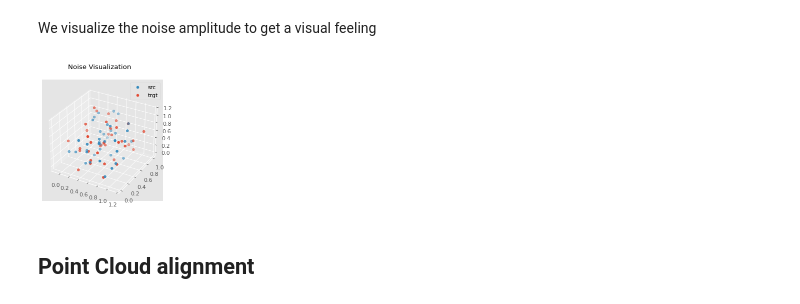
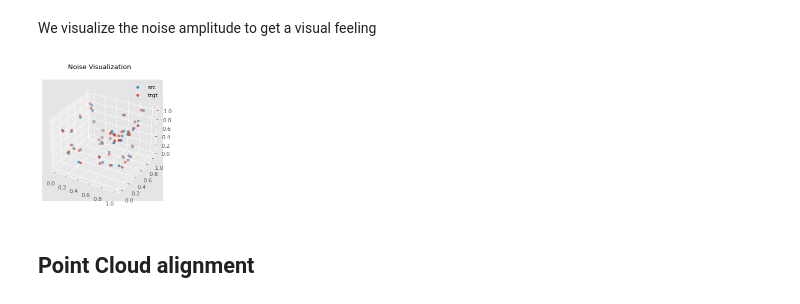
Before and after one commit to ymentha14/se3_molecule_generation, a Jupyter notebook: notebooks/3d_pts_alignment.ipynb, the cells around one changed output. Cells and saved outputs as stored; diff of their text form; code cells hidden in the pictures.

```diff
--- a/notebooks/3d_pts_alignment.ipynb
+++ b/notebooks/3d_pts_alignment.ipynb
@@ -52,15 +52,15 @@ import wandb
 # %% [markdown]
 We visualize the noise amplitude to get a visual feeling
 # %%
-p = DataParam(N_pts=40,noise_factor=0.12,data_func=get_gaussian_point_cloud,theta=0)
+p = DataParam(N_pts=40,noise_factor=0.03,data_func=get_gaussian_point_cloud,theta=0)
 src_pnt_cloud,_ ,trgt_pnt_cloud= p.generate_target()
 fig = viz_point_cloud([(src_pnt_cloud,'src'),
                        (trgt_pnt_cloud,'trgt'),
                      ])
 fig.suptitle('Noise Visualization')
 fig
 # %% [output]
-[figure, old version]
+[figure, new version]
 # %% [markdown]
 ## Point Cloud alignment
 # %% [markdown]
```
Also changed, not shown: parts of 5 cells of this notebook, 13 other files.
